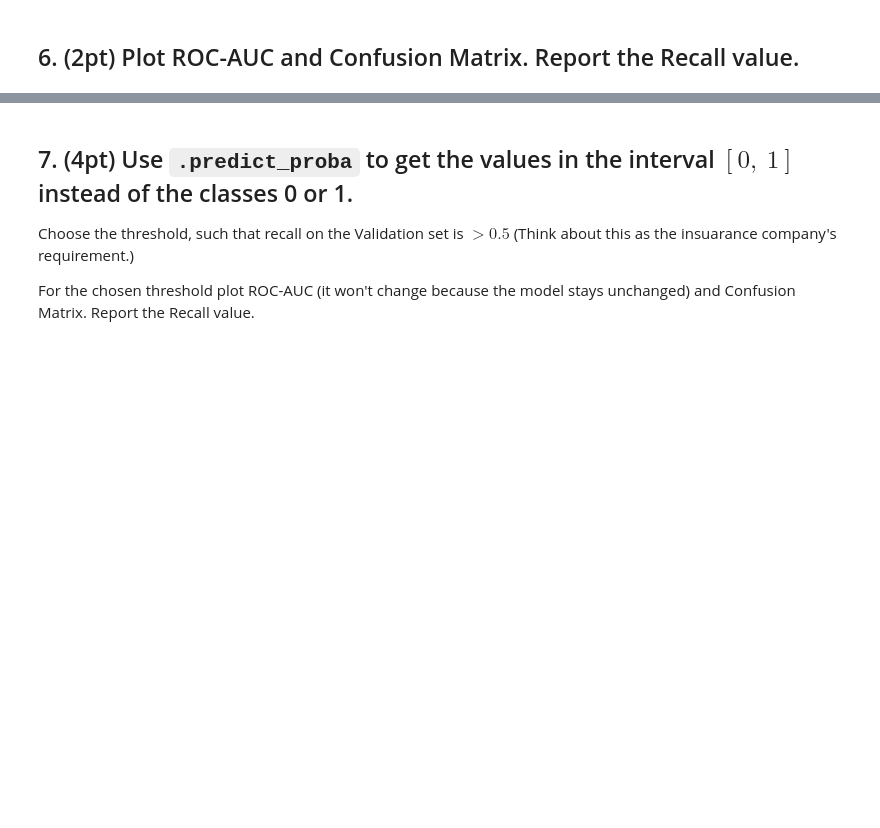
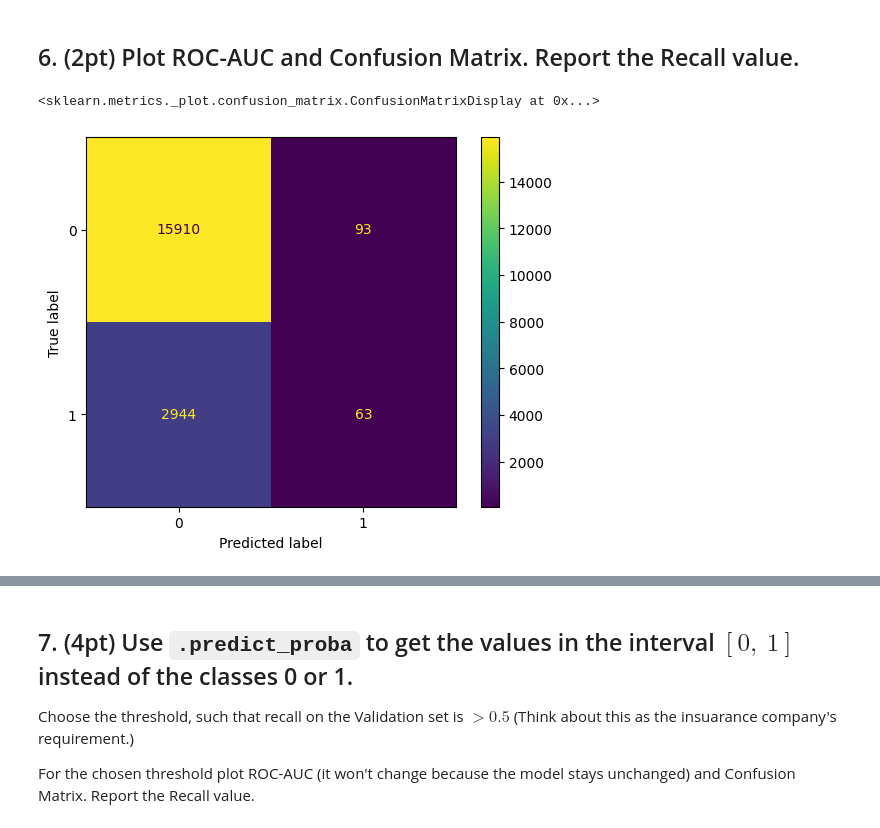
Before and after one commit to YKhalitov/College-Projects, a Jupyter notebook: RIT-Projects/Machine Learning - CSCI 335/HW5.ipynb, the cells around one changed output, grey strips where cells are left out. Saved outputs shown, nothing was run; the diff lists cells and outputs as text; code cells hidden in the pictures; blank space fills up the shorter version.

```diff
--- a/RIT-Projects/Machine Learning - CSCI 335/HW5.ipynb
+++ b/RIT-Projects/Machine Learning - CSCI 335/HW5.ipynb
@@ -105,14 +105,14 @@ X.head()
 # %%
 from sklearn.model_selection import train_test_split
 # %%
-X_train, X_val, y_train, y_val = train_test_split(X, y, test_size=0.5, random_state=42)
-X_test, X_val, y_test, y_val = train_test_split(X_val, y_val, test_size=0.5, random_state=42)
+X_train, X_temp, y_train, y_temp = train_test_split(X, y, test_size=0.5, random_state=42)
+X_test, X_val, y_test, y_val = train_test_split(X_temp, y_temp, test_size=0.5, random_state=42)
 
 
 # train, validation = train_test_split(X, test_size=0.5, random_state=42)
 # validation, test = train_test_split(validation, test_size=0.5, random_state=42)
 
-# y_train = train['target']
+# y_train = train['AgeAtFirstClaim']
 # %% [markdown]
 ##4. (1pt) The column `Sex` contains missing values. Create the column transformer that will apply One-Hot-Encoder to this column with parameter `handle_unknown='infrequent_if_exist'`. It will create automatically `'OneHot__Sex_nan'` column afer fitting this transformer on the Train set. (Don't forget parameter `reminder`)
 # %%
@@ -122,7 +122,7 @@ from sklearn.compose import ColumnTransformer
 #Transform categorical into nominal
 onee = OneHotEncoder(handle_unknown='infrequent_if_exist')
 transform = ColumnTransformer(transformers=[('one-hot', onee, ['Sex'])], remainder='passthrough')
-transform.fit(X_train)
+transform.fit(X_train, y_train)
 
 # X_train_hot = pd.DataFrame(transform.transform(X_train), columns=transform.get_feature_names_out())
 # X_test_hot = pd.DataFrame(transform.transform(X_test), columns=transform.get_feature_names_out())
@@ -158,0 +157,5 @@ from sklearn.metrics import ConfusionMatrixDisplay, recall_score, RocCurveDispla
+# %%
+ConfusionMatrixDisplay.from_predictions(y_val, pipe.predict(X_val))
+# %% [output]
+<sklearn.metrics._plot.confusion_matrix.ConfusionMatrixDisplay at 0x...>
+[figure, added]
```
Also changed, not shown: parts of 14 cells of this notebook.
